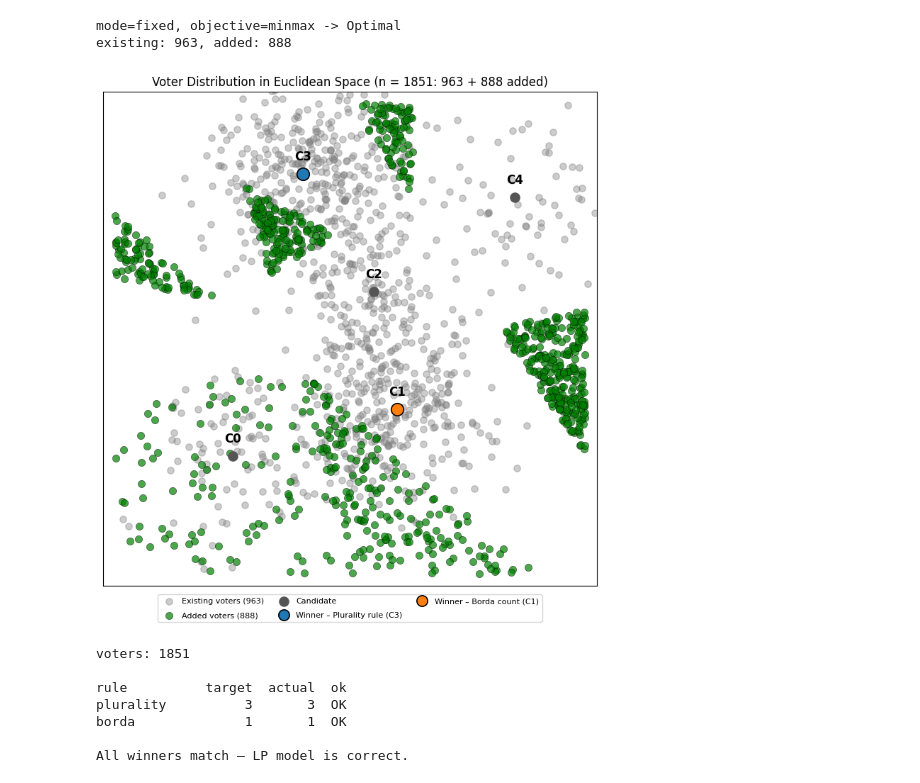
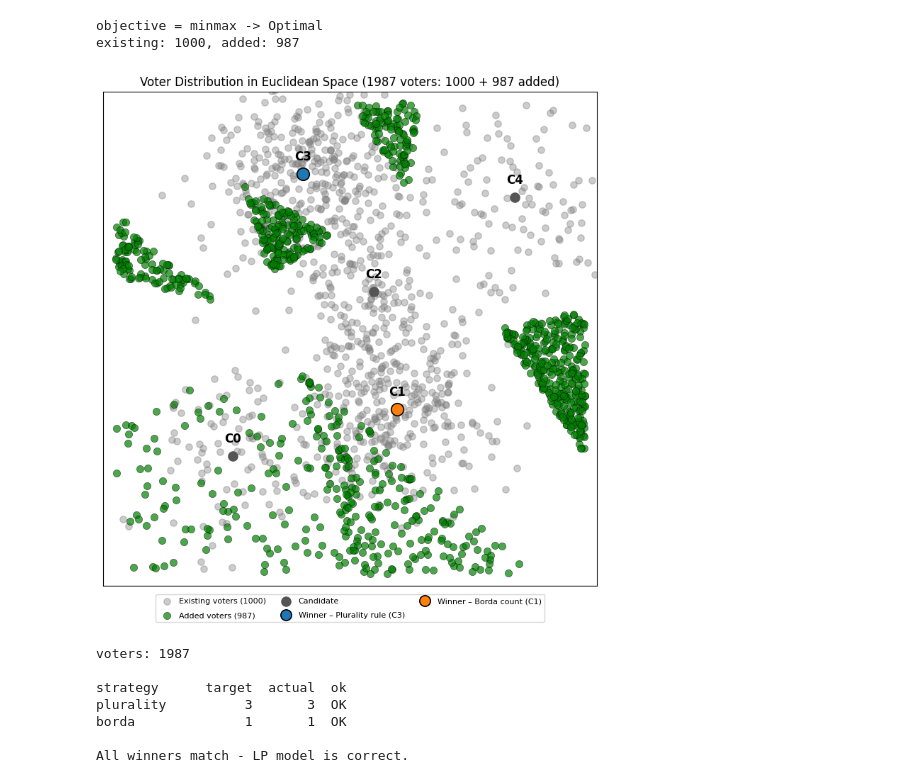
Before and after one commit to pawlowiczf/Euclidean-choices, a Jupyter notebook: code/main/lp-one.ipynb, the cells around one changed output. Cells and saved outputs as stored; diff of their text form; code cells hidden in the pictures.

```diff
--- a/code/main/lp-one.ipynb
+++ b/code/main/lp-one.ipynb
@@ -93,7 +107,8 @@ def sample_voters(
     return voters
 # %%
 positions = [(-5, -5), (2, -3), (1, 2), (-2, 7), (7, 6)]
-shares = [8.6, 30.7, 14.4, 35.4, 7.2]
+shares = [8.6, 30.7, 14.4, 35.4, 10.9]
+
 candidates = [
     Candidate(id=id, position=position) for id, position in enumerate(positions)
 ]
@@ -125,6 +142 @@ Tie:  False
-# %%
-winners = {
-    PluralityStrategy().key: 3,
-    BordaCountStrategy().key: 1,
-}
 # %%
@@ -159,16 +177,28 @@ def run_swap(objective="minmax", mode="fixed", n_add=N_VOTERS):
     return model
+# %%
+winners = {
+    PluralityStrategy.key: 3,
+    BordaCountStrategy.key: 1,
+}
 # %%
-# fixed mode, "minmax" objective: add exactly N_VOTERS, spread as evenly as possible.
-_ = run_swap(objective="minmax", mode="fixed")
+# "minmax" objective: spread the added voters as evenly as possible.
+model = PermutationSwapLpModel(
+    candidates=candidates,
+    voters=voters,
+    max_added_voters=N_VOTERS,
+    winners=winners,
+    objective="minmax",
+)
+_ = run_swap(model, voters, strategies, winners)
 # %% [output]
-mode=fixed, objective=minmax -> Optimal
-existing: 963, added: 888
+objective = minmax -> Optimal
+existing: 1000, added: 987
-[figure, old version]
+[figure, new version]
-voters: 1851
+voters: 1987
 
-rule          target  actual  ok
+strategy      target  actual  ok
 plurality          3       3  OK
 borda              1       1  OK
 
-All winners match — LP model is correct.
+All winners match - LP model is correct.
 # %%
```
Also changed, not shown: parts of 18 cells of this notebook, 6 other files.
